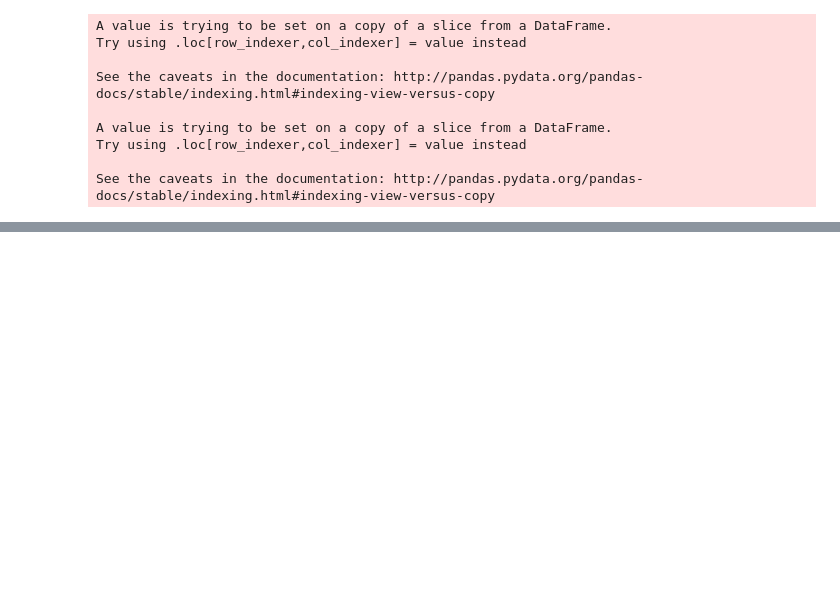
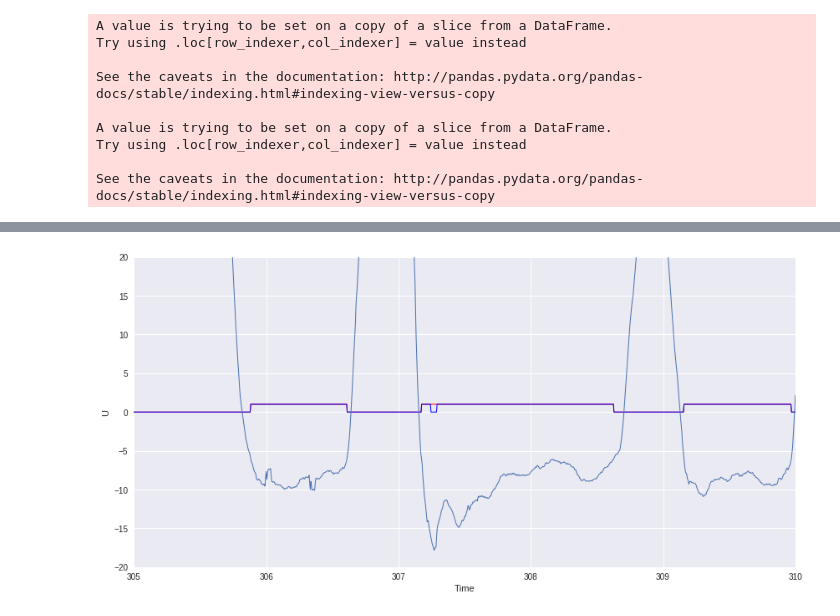
Before and after one commit to alTeska/VR_Acuity, a Jupyter notebook: notebooks/SRB_dtime_2804.ipynb, the cells around one changed output, grey strips where cells are left out. Saved outputs shown, nothing was run; the diff lists cells and outputs as text; code cells hidden in the pictures; blank space fills up the shorter version.

```diff
--- a/notebooks/SRB_dtime_2804.ipynb
+++ b/notebooks/SRB_dtime_2804.ipynb
@@ -267,15 +269,17 @@ g.map(plt.plot, "Time", "SRBall2" , alpha=1, linewidth=1, color='red');
 # %%
 a, b = 305, 310
 temp = DF2[DF2['session_id']==6]
 
 g = sns.FacetGrid(data=temp, size=6, aspect=2, xlim=[a,b], ylim=[-20,20])
 # g = sns.FacetGrid(data=temp, size=6, aspect=2)
 g.map(plt.plot, "Time", "SRBall2" , alpha=1, linewidth=1, color='red');
-g.map(plt.plot, "Time", "SRBall" , alpha=1, linewidth=1, color='green');
-# g.map(plt.plot, "Time", "SRB" , alpha=1, linewidth=1, color='blue');
+# g.map(plt.plot, "Time", "SRBall" , alpha=1, linewidth=1, color='green');
+g.map(plt.plot, "Time", "SRB" , alpha=1, linewidth=1, color='blue');
 # g.map(plt.plot, "Time", "speed" , alpha=1, linewidth=1, color='orange');
 # g.map(plt.plot, "Time", "SRBtt" , alpha=1, linewidth=1, color='yellow');
 g.map(plt.plot, "Time", "U"     , alpha=1, linewidth=1);
+# %% [output]
+[figure, added]
 # %%
 df6 = DF2[DF2['session_id']==6]
 temp =df6[(df6['Time']>284.75)&( df6['Time']<285.5)]
```
Also changed, not shown: parts of 5 cells of this notebook, 4 other files.
